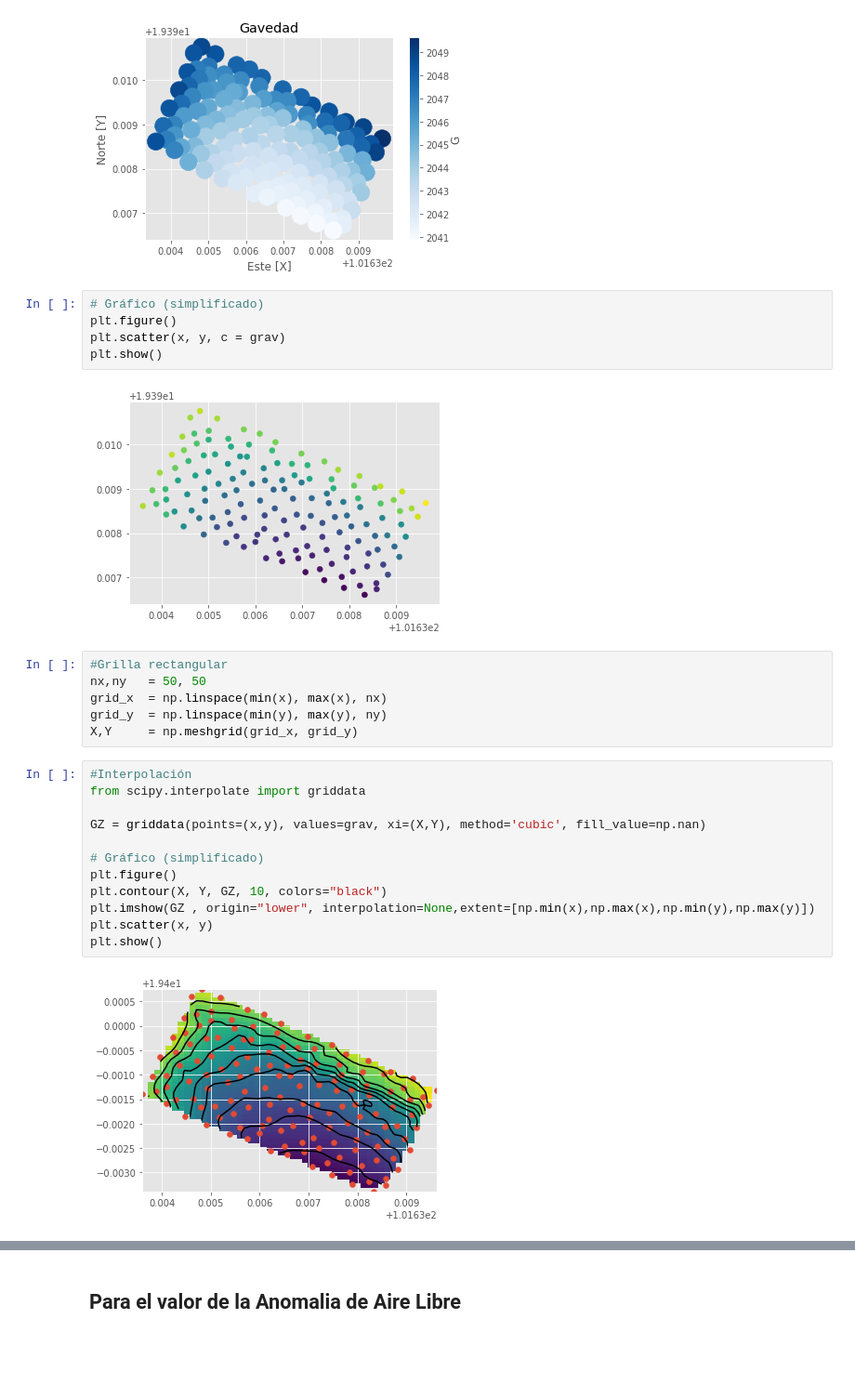
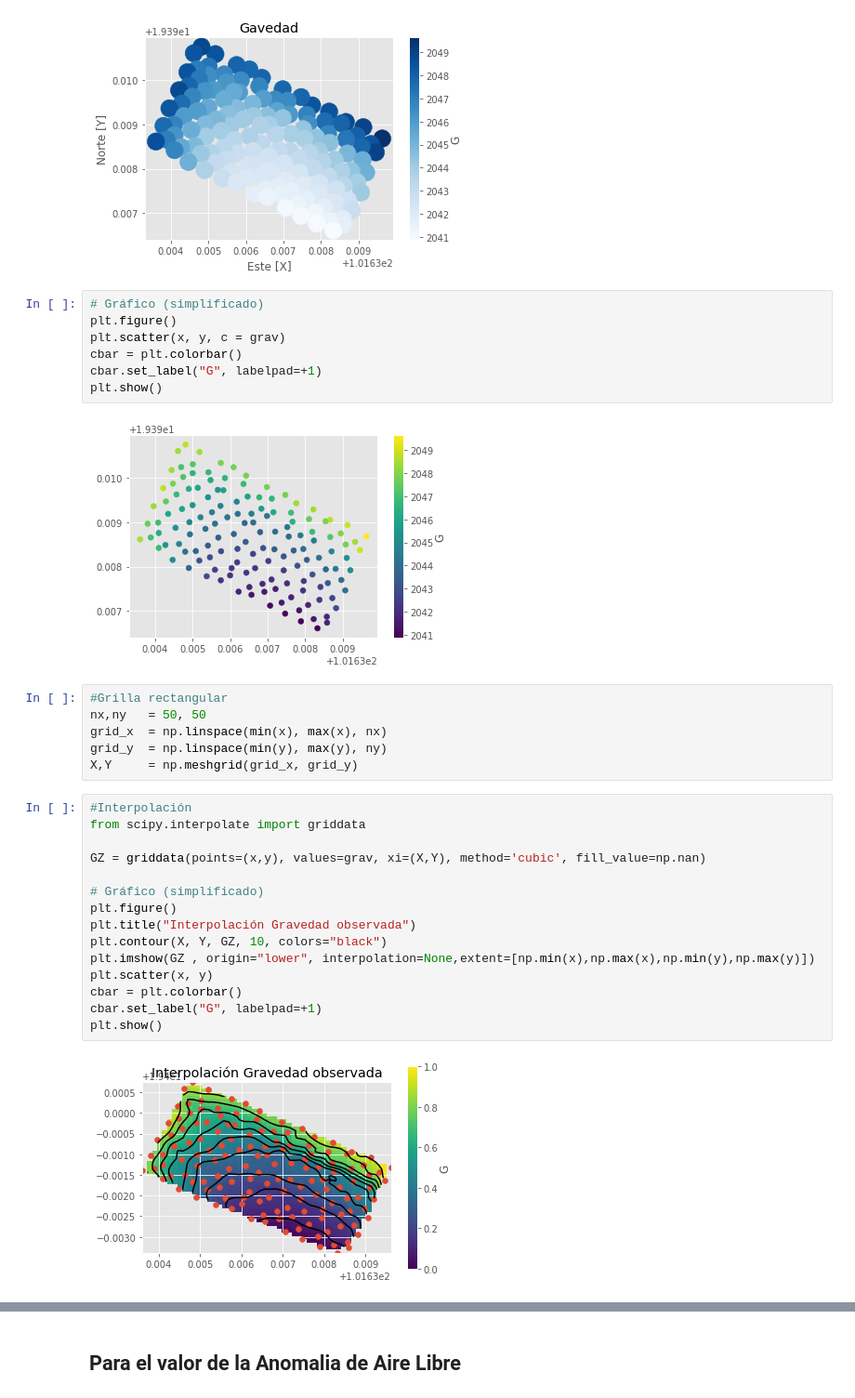
Before and after one commit to PedroTapia98/PracticaGravimetrica, a Jupyter notebook: Anomalias.ipynb, the cells around one changed output, grey strips where cells are left out. Shown at 93% size. Drawn from its saved outputs; the diff is of its cells as text; blank space fills up the shorter version.

```diff
--- a/Anomalias.ipynb
+++ b/Anomalias.ipynb
@@ -264,9 +264,11 @@ plt.show()
 # Gráfico (simplificado)
 plt.figure()
 plt.scatter(x, y, c = grav)
+cbar = plt.colorbar()
+cbar.set_label("G", labelpad=+1)
 plt.show()
 # %% [output]
-[figure, old version]
+[figure, new version]
 # %%
 #Grilla rectangular
 nx,ny   = 50, 50
@@ -276,17 +278,20 @@ X,Y     = np.meshgrid(grid_x, grid_y)
 # %%
 #Interpolación
 from scipy.interpolate import griddata
 
 GZ = griddata(points=(x,y), values=grav, xi=(X,Y), method='cubic', fill_value=np.nan)
 
 # Gráfico (simplificado)
 plt.figure()
+plt.title("Interpolación Gravedad observada")
 plt.contour(X, Y, GZ, 10, colors="black")
 plt.imshow(GZ , origin="lower", interpolation=None,extent=[np.min(x),np.max(x),np.min(y),np.max(y)])
 plt.scatter(x, y)
+cbar = plt.colorbar()
+cbar.set_label("G", labelpad=+1)
 plt.show()
 # %% [output]
-[figure, old version]
+[figure, new version]
 # %%
 #Interpolación por Kriggin
 from pykrige.ok import OrdinaryKriging
```
Also changed, not shown: parts of 7 cells of this notebook.
